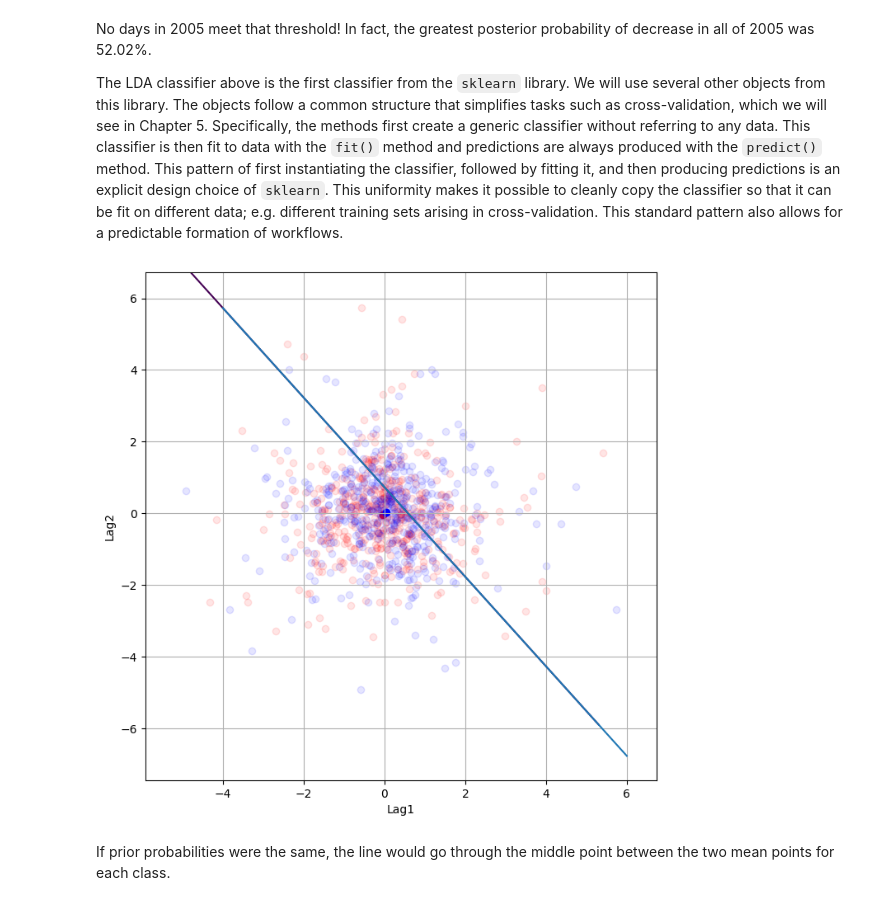
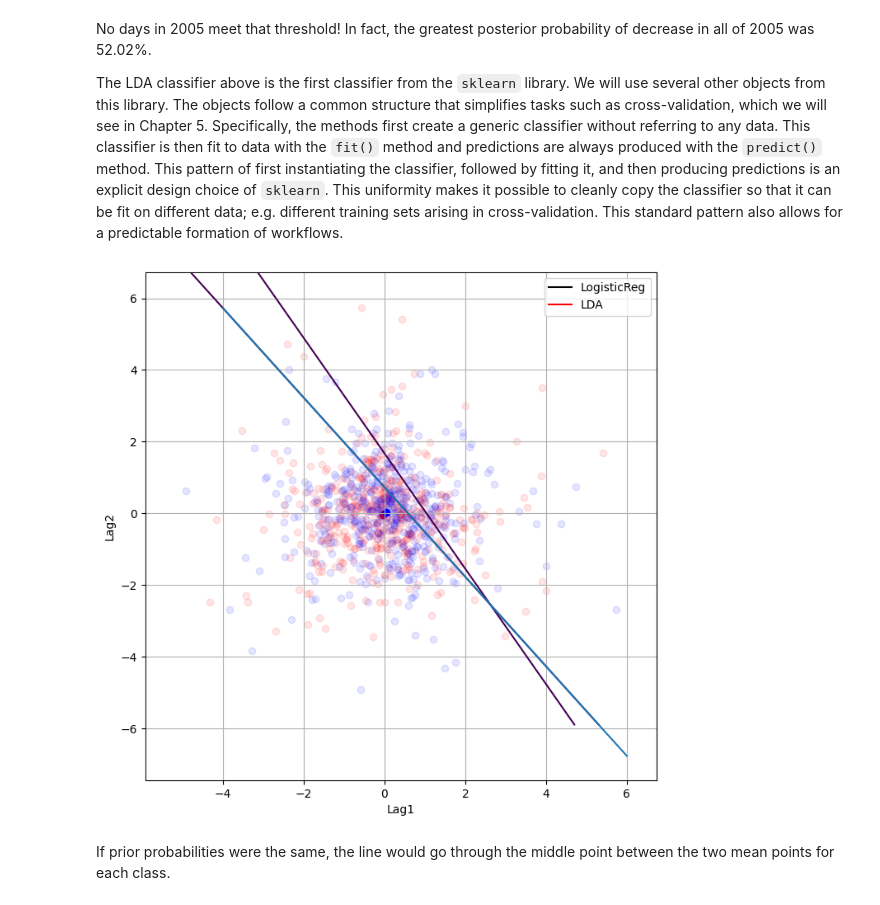
Before and after one commit to FDrico/statistical_learning, a Jupyter notebook: notebooks/Ch04-classification-lab.ipynb, the cells around one changed output. Drawn from its saved outputs; the diff is of its cells as text; code cells hidden in the pictures.

```diff
--- a/notebooks/Ch04-classification-lab.ipynb
+++ b/notebooks/Ch04-classification-lab.ipynb
@@ -221,9 +240,9 @@ We should do this using ScikitLearn too, so we don't depend on the custom librar
 # %%
 from sklearn.linear_model import LogisticRegression
 
-clf = LogisticRegression(penalty=None,
+clf = LogisticRegression(
        dual=False,
-       #C=1000,  # to make regularization very weak
+       C=1000,  # to make regularization very weak
        fit_intercept=True
-      ).fit(X,y)
+      ).fit(Smarket[['Lag1','Lag2']],Smarket['Direction']=='Up')
 # %%
@@ -734,34 +827,52 @@ ax.scatter(complete_train_set[complete_train_set['result']==True]['Lag1'],
            complete_train_set[complete_train_set['result']==True]['Lag2'],
            color='r', alpha=0.1)
 ax.scatter(complete_train_set[complete_train_set['result']==True]['Lag1'].mean(),
            complete_train_set[complete_train_set['result']==True]['Lag2'].mean(),
            color='r')
 ax.scatter(complete_train_set[complete_train_set['result']==False]['Lag1'],
            complete_train_set[complete_train_set['result']==False]['Lag2'],
            color='b', alpha=0.1)
 ax.scatter(complete_train_set[complete_train_set['result']==False]['Lag1'].mean(),
            complete_train_set[complete_train_set['result']==False]['Lag2'].mean(),
            color='b')
 
 DecisionBoundaryDisplay.from_estimator(
+        clf,
+        X[['Lag1','Lag2']],
+        response_method="predict_proba",
+        plot_method="contour",
+        ax=ax,
+        alpha=1.0,
+        levels=[0.5]
+    )
+
+DecisionBoundaryDisplay.from_estimator(
         lda,
         X_train[['Lag1','Lag2']],
         response_method="predict_proba",
         plot_method="contour",
         ax=ax,
         alpha=1.0,
         levels=[0.5]
     )
 
 # The decision boundary, as calculated from
 # coeff_ \cdot x + intercept = 0
 # coeff and intercept are general for any method.
 x_lag1_axis = np.linspace(-4,6,10)
 ax.plot(x_lag1_axis,-lda.coef_[0][0]/lda.coef_[0][1]*x_lag1_axis - lda.intercept_/lda.coef_[0][1])
 
+# We have to create our custom legend because neither DecisionBoundaryDisplay nor its plot method `contour`accepts a label
+from matplotlib.lines import Line2D
+ax.legend(
+    [Line2D([0], [0], color='k'), Line2D([0], [0], color='r')],
+    ["LogisticReg", "LDA"],
+    loc="upper right",
+)
+
 ax.grid(True)
 # %% [output]
-[figure, old version]
+[figure, new version]
 # %% [markdown]
 If prior probabilities were the same, the line would go through the middle point between the two mean points for each class.
 # %% [markdown]
```
Also changed, not shown: parts of 40 cells of this notebook, 1 other file.
